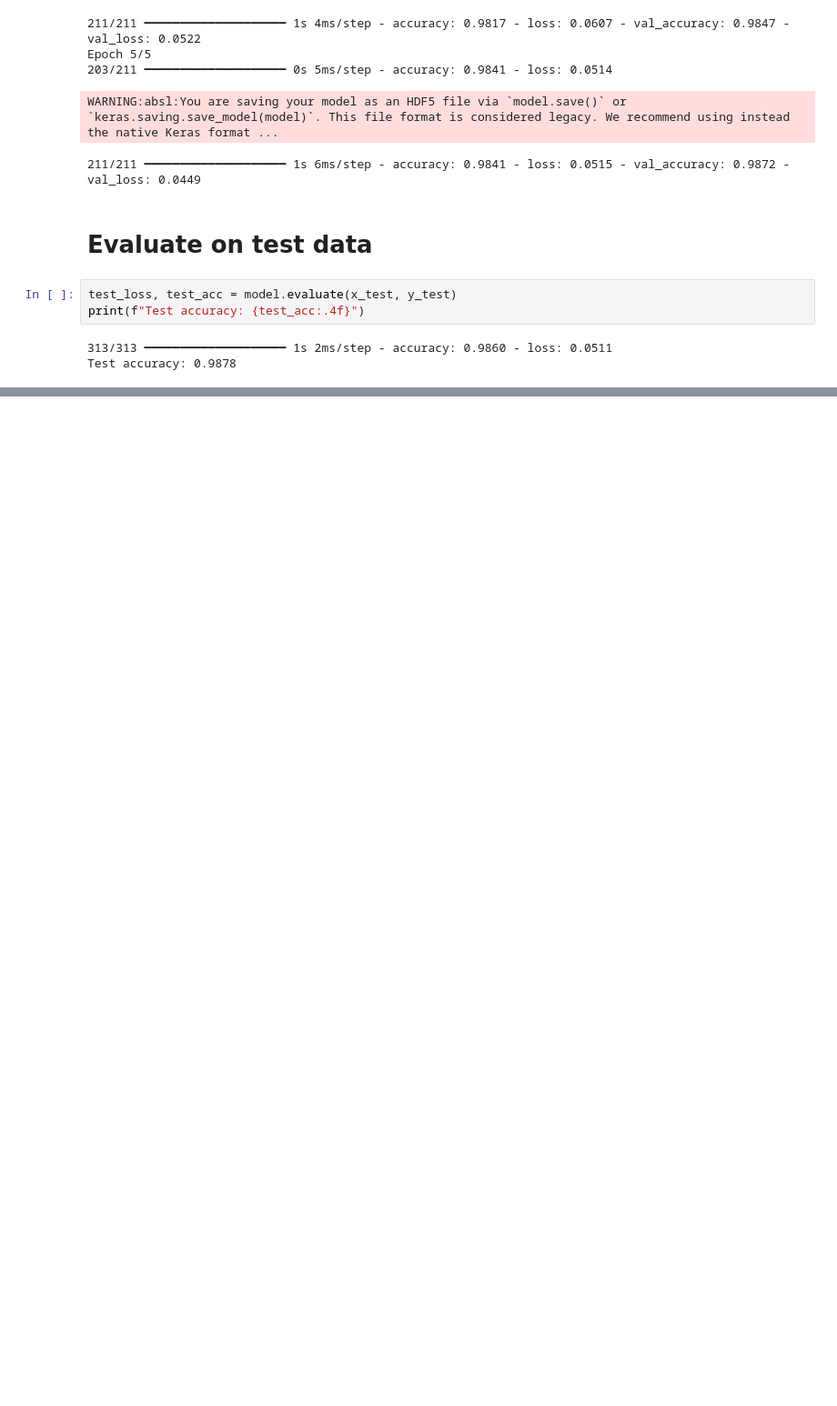
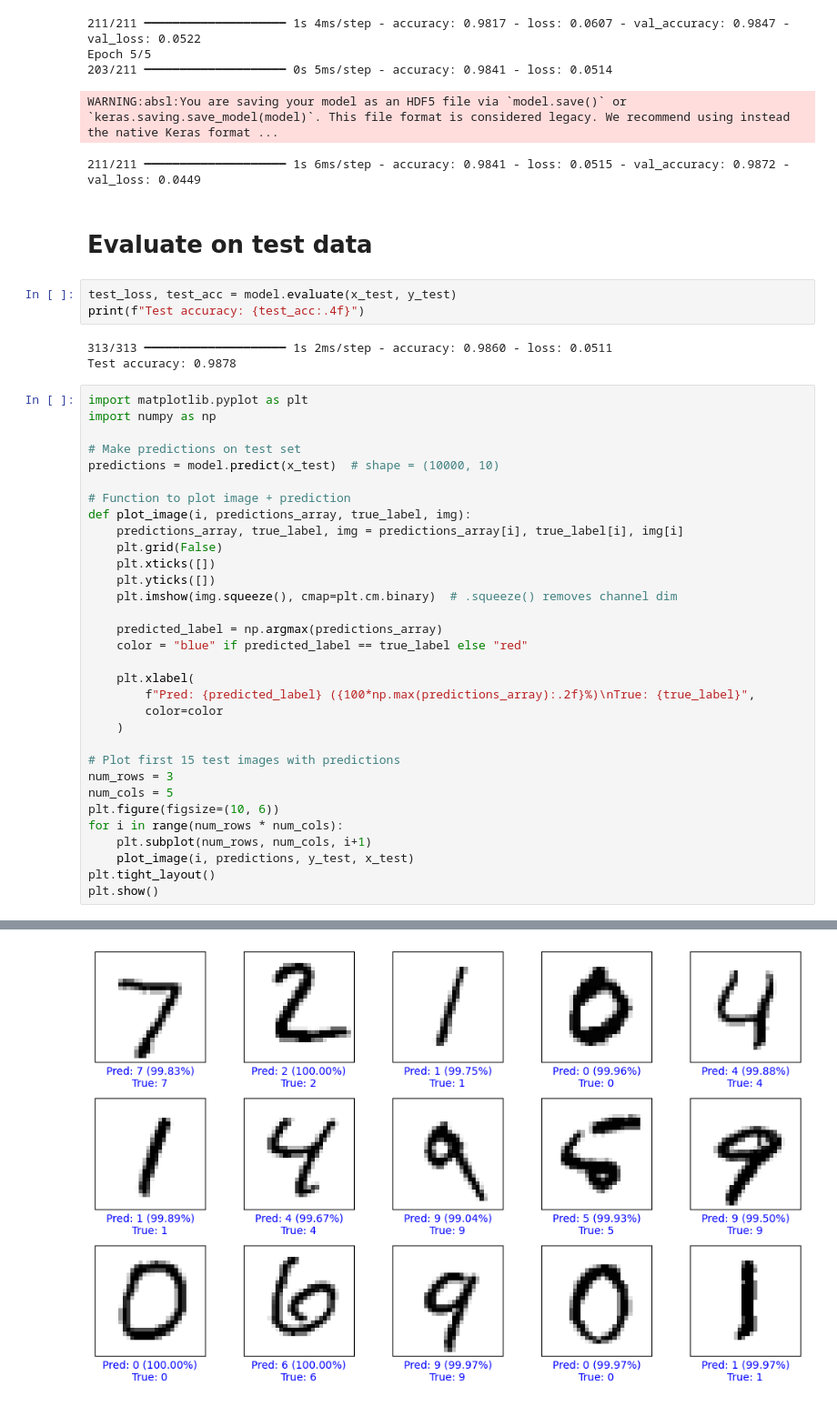
Before and after one commit to Om-128/MNIST-handwritten-Gesture-CNN, a Jupyter notebook: MNIST.ipynb, the cells around one changed output, grey strips where cells are left out. Shown: that part at 91% size. Saved outputs shown, nothing was run; the diff lists cells and outputs as text; blank space fills up the shorter version.

Commit message:
Prediction images result added

```diff
--- a/MNIST.ipynb
+++ b/MNIST.ipynb
@@ -163,3 +163,36 @@ print(f"Test accuracy: {test_acc:.4f}")
 # %% [output]
 313/313 ━━━━━━━━━━━━━━━━━━━━ 1s 2ms/step - accuracy: 0.9860 - loss: 0.0511
 Test accuracy: 0.9878
+# %%
+import matplotlib.pyplot as plt
+import numpy as np
+
+# Make predictions on test set
+predictions = model.predict(x_test)  # shape = (10000, 10)
+
+# Function to plot image + prediction
+def plot_image(i, predictions_array, true_label, img):
+    predictions_array, true_label, img = predictions_array[i], true_label[i], img[i]
+    plt.grid(False)
+    plt.xticks([])
+    plt.yticks([])
+    plt.imshow(img.squeeze(), cmap=plt.cm.binary)  # .squeeze() removes channel dim
+
+    predicted_label = np.argmax(predictions_array)
+    color = "blue" if predicted_label == true_label else "red"
+
+    plt.xlabel(
+        f"Pred: {predicted_label} ({100*np.max(predictions_array):.2f}%)\nTrue: {true_label}",
+        color=color
+    )
+
+# Plot first 15 test images with predictions
+num_rows = 3
+num_cols = 5
+plt.figure(figsize=(10, 6))
+for i in range(num_rows * num_cols):
+    plt.subplot(num_rows, num_cols, i+1)
+    plot_image(i, predictions, y_test, x_test)
+plt.tight_layout()
+plt.show()
+# %% [output]
@@ -165,0 +200 @@ Test accuracy: 0.9878
+[figure, added]
```
Also changed, not shown: parts of 1 cell of this notebook.
